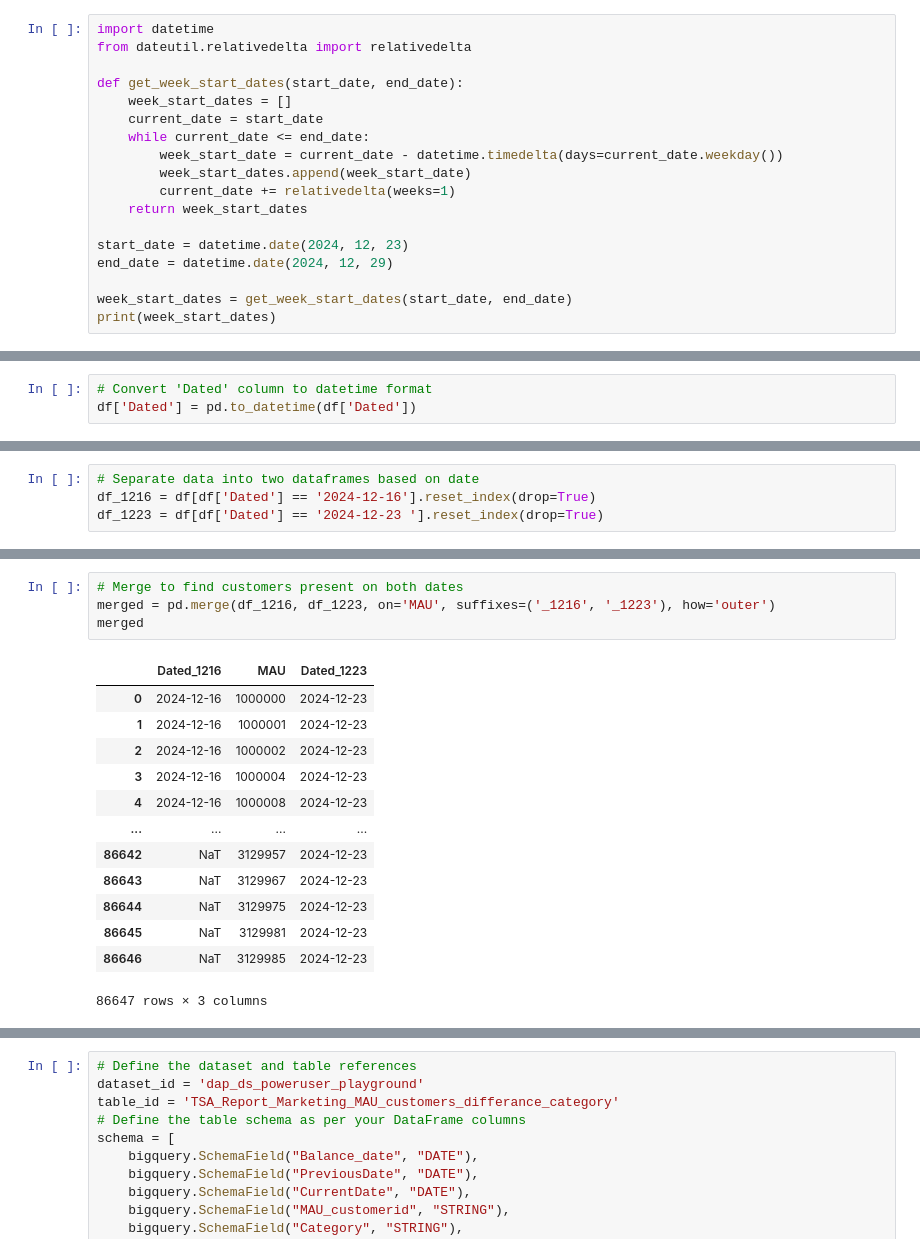
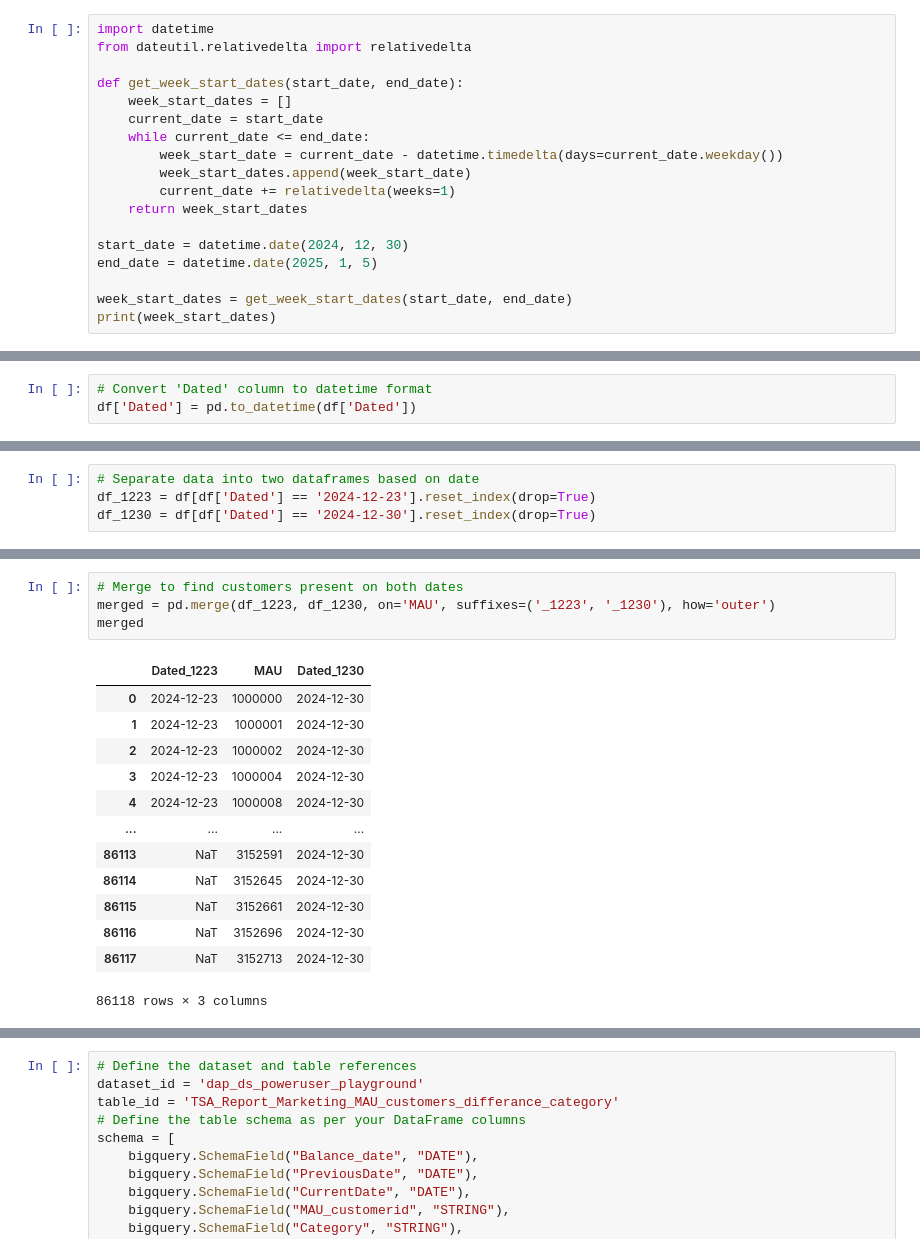
Before and after one commit to dchakroborti-tonik/MAU_MMAU_REPORT, a Jupyter notebook: TSA_REPORT_TEMPLATE_v2.ipynb, the cells around one changed output, grey strips where cells are left out. Cells and saved outputs as stored; diff of their text form.

Commit message:
Updated week starting 30-12-2024

```diff
--- a/TSA_REPORT_TEMPLATE_v2.ipynb
+++ b/TSA_REPORT_TEMPLATE_v2.ipynb
@@ -35,8 +35,8 @@ def get_week_start_dates(start_date, end_date):
         current_date += relativedelta(weeks=1)
     return week_start_dates
 
-start_date = datetime.date(2024, 12, 23)
-end_date = datetime.date(2024, 12, 29)
+start_date = datetime.date(2024, 12, 30)
+end_date = datetime.date(2025, 1, 5)
 
 week_start_dates = get_week_start_dates(start_date, end_date)
 print(week_start_dates)
@@ -755,5 +755,5 @@ Dated
 Name: count, dtype: int64
 # %%
 # Separate data into two dataframes based on date
-df_1216 = df[df['Dated'] == '2024-12-16'].reset_index(drop=True)
-df_1223 = df[df['Dated'] == '2024-12-23 '].reset_index(drop=True)
+df_1223 = df[df['Dated'] == '2024-12-23'].reset_index(drop=True)
+df_1230 = df[df['Dated'] == '2024-12-30'].reset_index(drop=True)
@@ -778,21 +778,21 @@ df_1223.head()
 # %%
 # Merge to find customers present on both dates
-merged = pd.merge(df_1216, df_1223, on='MAU', suffixes=('_1216', '_1223'), how='outer')
+merged = pd.merge(df_1223, df_1230, on='MAU', suffixes=('_1223', '_1230'), how='outer')
 merged
 # %% [output]
-|  | Dated_1216 | MAU | Dated_1223 |
-| 0 | 2024-12-16 | 1000000 | 2024-12-23 |
-| 1 | 2024-12-16 | 1000001 | 2024-12-23 |
-| 2 | 2024-12-16 | 1000002 | 2024-12-23 |
-| 3 | 2024-12-16 | 1000004 | 2024-12-23 |
-| 4 | 2024-12-16 | 1000008 | 2024-12-23 |
+|  | Dated_1223 | MAU | Dated_1230 |
+| 0 | 2024-12-23 | 1000000 | 2024-12-30 |
+| 1 | 2024-12-23 | 1000001 | 2024-12-30 |
+| 2 | 2024-12-23 | 1000002 | 2024-12-30 |
+| 3 | 2024-12-23 | 1000004 | 2024-12-30 |
+| 4 | 2024-12-23 | 1000008 | 2024-12-30 |
 | ... | ... | ... | ... |
-| 86642 | NaT | 3129957 | 2024-12-23 |
-| 86643 | NaT | 3129967 | 2024-12-23 |
-| 86644 | NaT | 3129975 | 2024-12-23 |
-| 86645 | NaT | 3129981 | 2024-12-23 |
-| 86646 | NaT | 3129985 | 2024-12-23 |
+| 86113 | NaT | 3152591 | 2024-12-30 |
+| 86114 | NaT | 3152645 | 2024-12-30 |
+| 86115 | NaT | 3152661 | 2024-12-30 |
+| 86116 | NaT | 3152696 | 2024-12-30 |
+| 86117 | NaT | 3152713 | 2024-12-30 |
-86647 rows × 3 columns
+86118 rows × 3 columns
 # %%
 # Function to categorize customer presence
 def categorize_presence(row):
```
Also changed, not shown: parts of 37 cells of this notebook.
